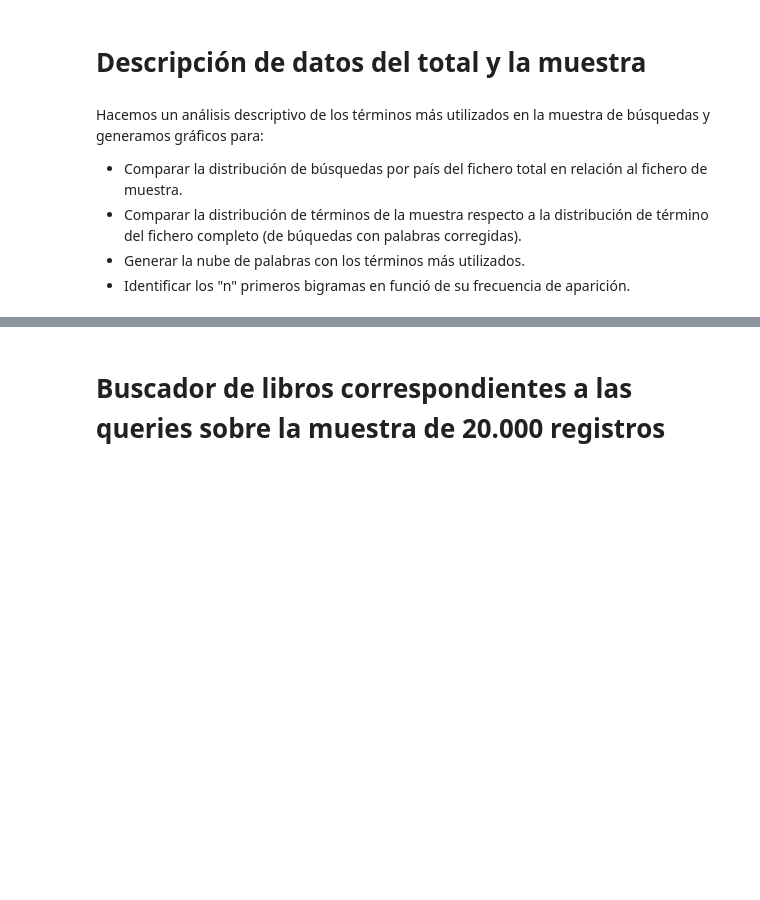
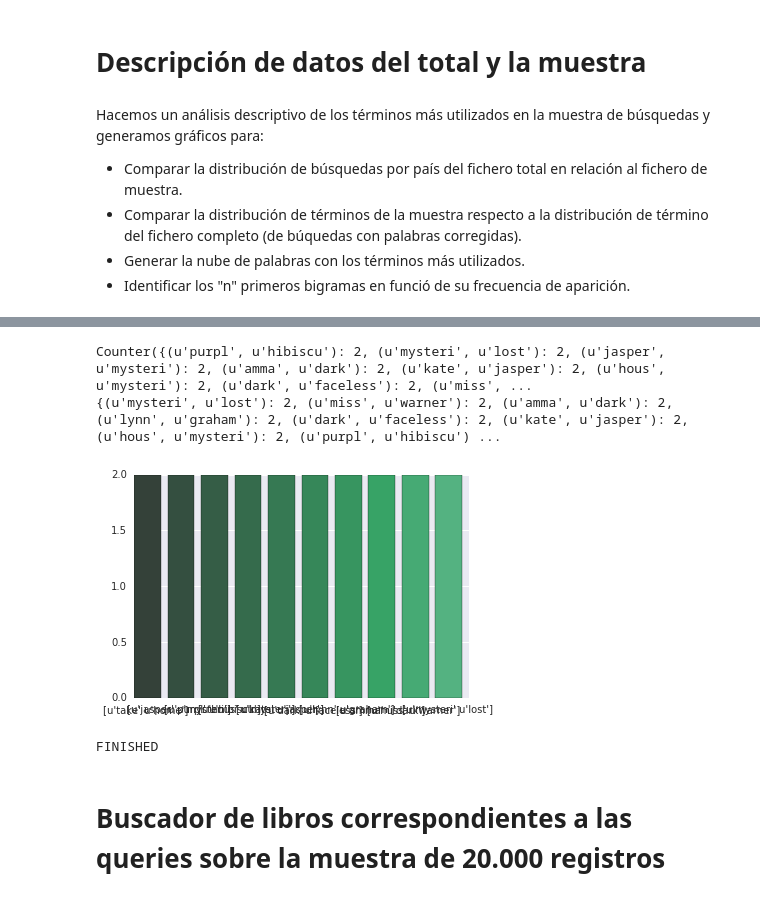
Before and after one commit to cnlewis/CAPE_stone, a Jupyter notebook: Script_proceso_busquedas_integrado.ipynb, the cells around one changed output, grey strips where cells are left out. Cells and saved outputs as stored; diff of their text form; code cells hidden in the pictures; blank space fills up the shorter version.

```diff
--- a/Script_proceso_busquedas_integrado.ipynb
+++ b/Script_proceso_busquedas_integrado.ipynb
@@ -475,23 +513,16 @@ Cargamos el fichero limpiado y  corregimos palabras erróneas utilizando el stri
 * Guardamos el fichero con las palabras corregidas.
 # %%
 # cargamos librerías
-import pandas as pd
-import pickle
-import sys
-import os
 
 
-#Definimos variables de entorno
-  # base_dir = r'D:\Capstone-Wordreader\Data'
-base_dir = r'/Data/'
 
   ##sys.path.append('C:/Users/Paqui/Programas Python/Capstone project')
 sys.path.append(base_dir)
 
-import P02B_Spelling_corrector as spelling
+
 
   ##df = pd.read_csv('C:/Users/Paqui/Programas Python/Capstone project/queries001.csv')
-df = pd.read_csv(os.path.join(base_dir,'queries123_sample_corrected.csv'))
+df = pd.read_csv(os.path.join(base_dir,'queries004_test_corrected.csv'))
 
 df1 = df[['customer','query_2', 'language', 'country']]
 
@@ -505,7 +536,7 @@ print df_english.head()
 print 'Queries con idioma inglés :',df_english['query_2'].count()
 
   ##inputfile = open('C:/Users/Paqui/Programas Python/Capstone project/Counter copy/errors001_counter', 'rb')
-inputfile = open(os.path.join(base_dir,'errors001_counter'), 'rb')
+inputfile = open(os.path.join(base_dir,'errors_004_counter'), 'rb')
 
 errors = pickle.load(inputfile)
 
@@ -523,7 +554,7 @@ def correct_spelling(query):
         single_word = " " + word.lower() + " "
         "We want to match the whole single  word in the words errors string"
         if single_word in errors_str:
-            corrected_word = spelling.correction(word.lower())
+            corrected_word = correction(word.lower())
             query_2 = query_2 + " " + corrected_word
         else:
             query_2 = query_2 + " " + word
@@ -546,8 +577,8 @@ print "Querys coregidas  unificadas",    df_english_corr['query_spel_corr'].coun
 
   ##df_english.to_csv('C:/Users/Paqui/Programas Python/Capstone project/queries001_spell_corrected_comparison.csv')
   ##df_english_corr.to_csv('C:/Users/Paqui/Programas Python/Capstone project/queries001_spell_corrected.csv')
-df_english.to_csv(os.path.join(base_dir,'queries001_spell_corrected_comparison.csv'))
-df_english_corr.to_csv(os.path.join(base_dir,'queries001_spell_corrected.csv'))
+df_english.to_csv(os.path.join(base_dir,'queries004_test_spell_corrected_comparison.csv'))
+df_english_corr.to_csv(os.path.join(base_dir,'queries004_test_spell_corrected.csv'))
 
 
 print 'FINISHED'
@@ -876,3 +845,43 @@ print 'FINISHED'
+# %%
+#encontramos los bigramas y contamos su frecuencia
+from itertools import islice, izip
+
+doc_words = []
+for doc in doc_complete:
+
+    for word in clean(doc).split():
+        doc_words.append(word)
+
+
+print Counter(izip(doc_words, islice(doc_words, 1, None)))
+bigrams_count= Counter(izip(doc_words, islice(doc_words, 1, None)))
+
+#ordenamos y pintamos los bigramas
+bigrams_plot = dict(bigrams_count.most_common(10))
+print(bigrams_plot)
+labels, values = zip(*bigrams_plot.items())
+indSort = np.argsort(values)[::-1] #ordenamos valores en orden descendente
+
+# redistribuimos los datos
+labels = np.array(labels)[indSort]
+values = np.array(values)[indSort]
+indexes = np.arange(len(labels))
+bar_width = 0.35
+plt.bar(indexes, values, color = sns.color_palette("BuGn_d", 15))
+
+# añadimos etiquetas
+plt.xticks(indexes + bar_width, labels)
+
+# mostramos gráficos
+plt.show()
+
+
+print 'FINISHED'
+# %% [output]
+Counter({(u'purpl', u'hibiscu'): 2, (u'mysteri', u'lost'): 2, (u'jasper', u'mysteri'): 2, (u'amma', u'dark'): 2, (u'kate', u'jasper'): 2, (u'hous', u'mysteri'): 2, (u'dark', u'faceless'): 2, (u'miss', ...
+{(u'mysteri', u'lost'): 2, (u'miss', u'warner'): 2, (u'amma', u'dark'): 2, (u'lynn', u'graham'): 2, (u'dark', u'faceless'): 2, (u'kate', u'jasper'): 2, (u'hous', u'mysteri'): 2, (u'purpl', u'hibiscu') ...
+[figure, added]
+FINISHED
 # %% [markdown]
 # Buscador de libros correspondientes a las queries sobre la muestra de 20.000 registros
 # %% [markdown]
```
Also changed, not shown: parts of 24 cells of this notebook.
